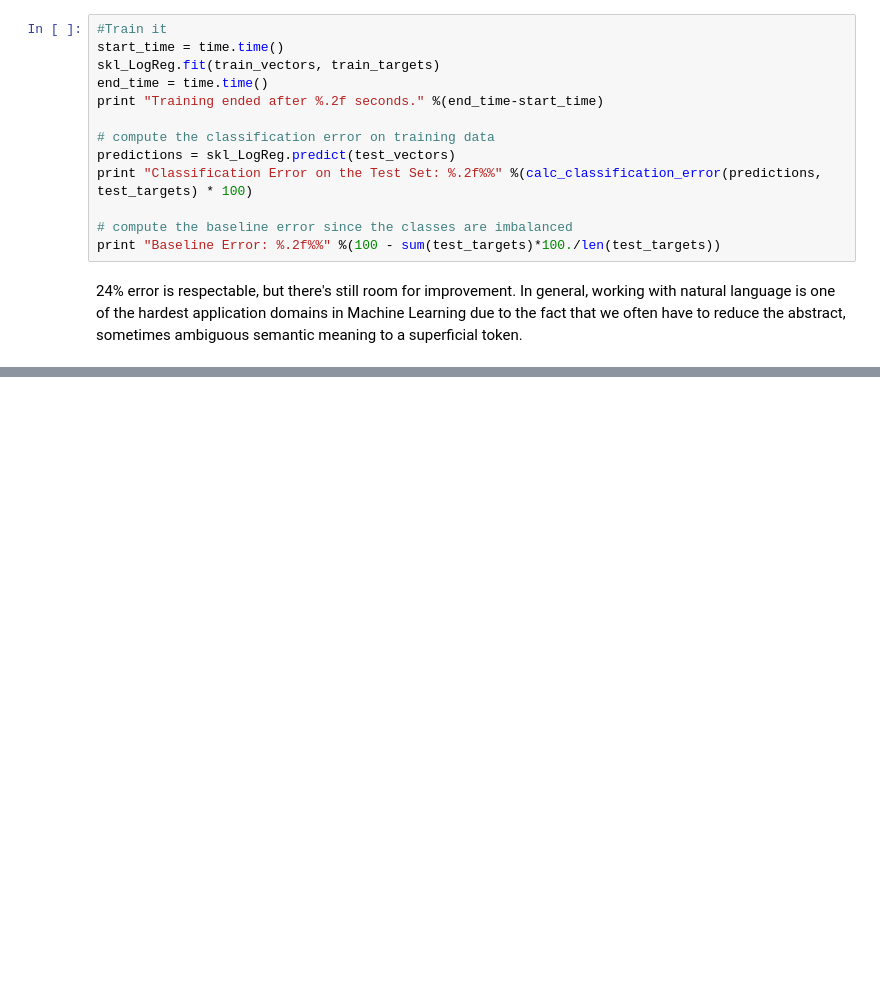
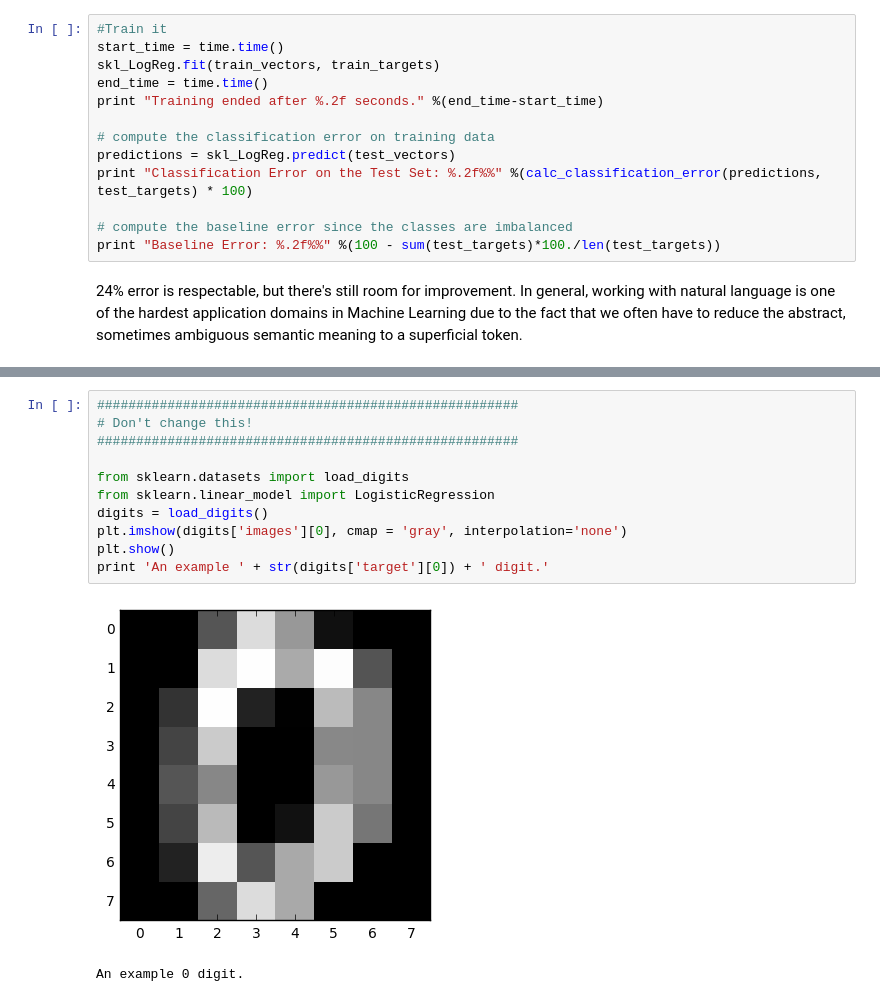
Before and after one commit to UCIDataScienceInitiative/PredictiveModeling_withPython, a Jupyter notebook: Session 3 - Classification.ipynb, the cells around one changed output, grey strips where cells are left out. Saved outputs shown, nothing was run; the diff lists cells and outputs as text; blank space fills up the shorter version.

```diff
--- a/Session 3 - Classification.ipynb
+++ b/Session 3 - Classification.ipynb
@@ -606,0 +604,14 @@ We've barely scratched the surface of SciKit-Learn today.  There are many more m
+# %%
+######################################################
+# Don't change this!
+######################################################
+
+from sklearn.datasets import load_digits
+from sklearn.linear_model import LogisticRegression
+digits = load_digits()
+plt.imshow(digits['images'][0], cmap = 'gray', interpolation='none')
+plt.show()
+print 'An example ' + str(digits['target'][0]) + ' digit.'
+# %% [output]
+[figure, added]
+An example 0 digit.
```
Also changed, not shown: parts of 12 cells of this notebook, 1 other file.
